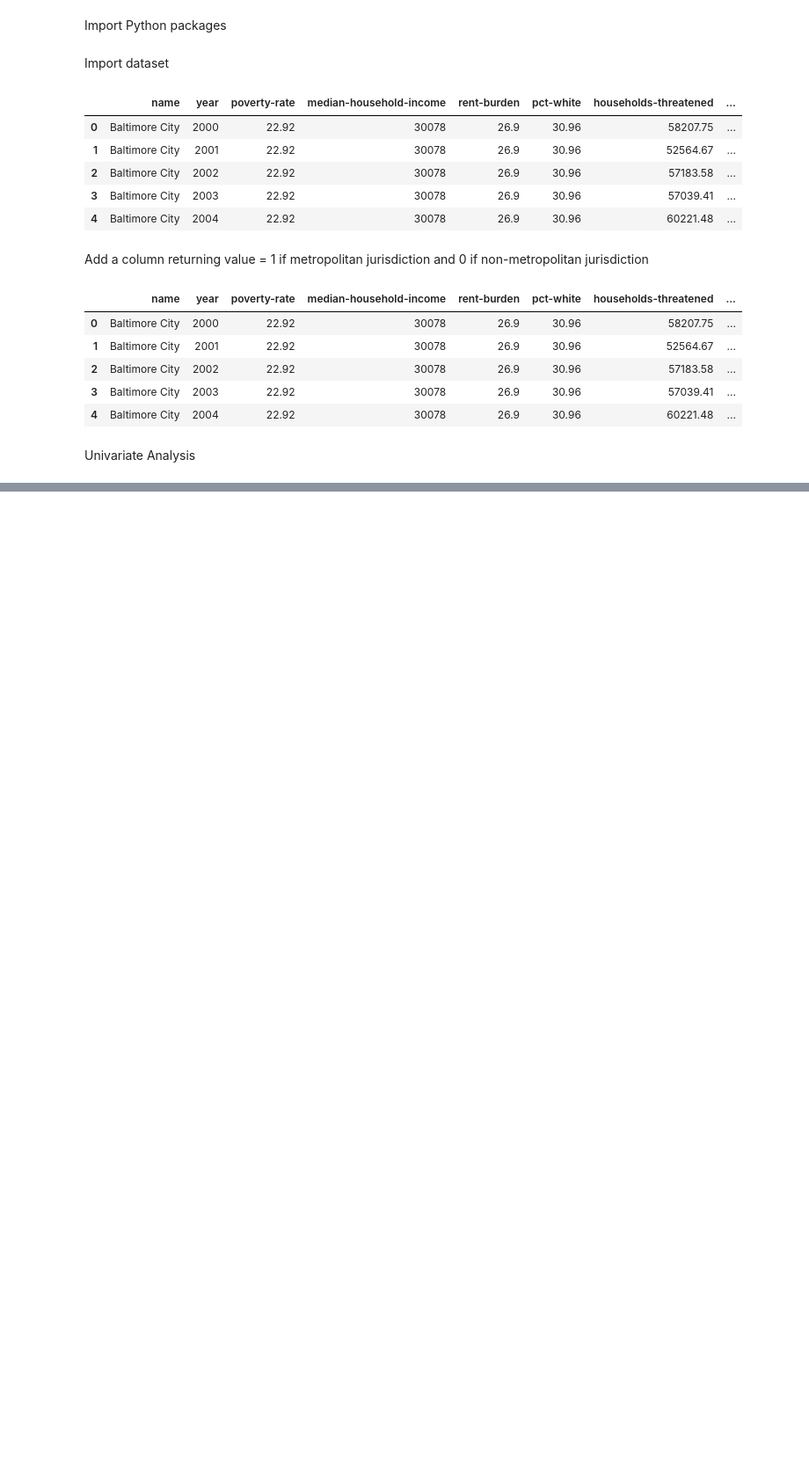
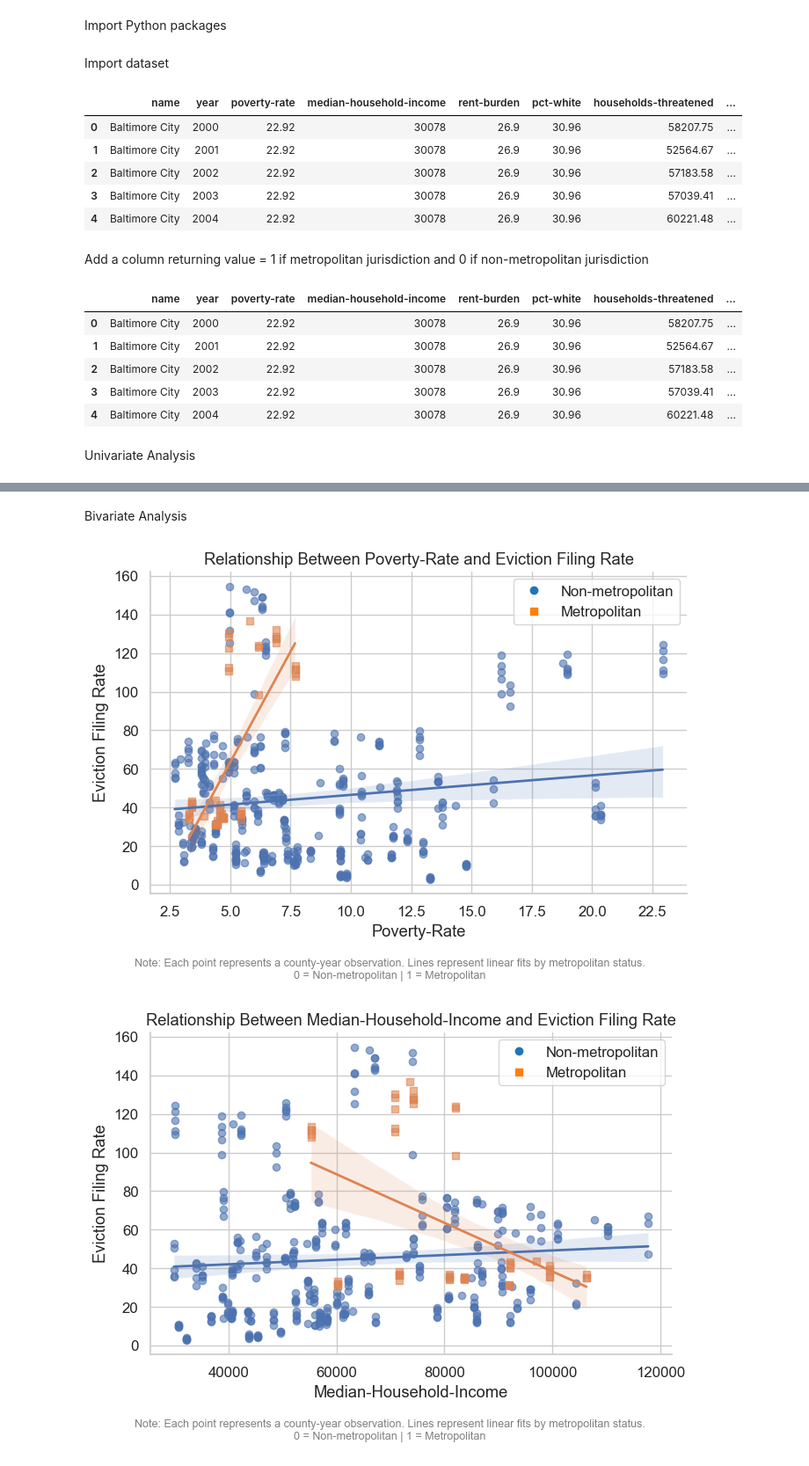
Before and after one commit to tnguye27/CCDS, a Jupyter notebook: notebooks/eda.ipynb, the cells around one changed output, grey strips where cells are left out. Shown at 88% size. Cells and saved outputs as stored; diff of their text form; code cells hidden in the pictures; blank space fills up the shorter version.

```diff
--- a/notebooks/eda.ipynb
+++ b/notebooks/eda.ipynb
@@ -76,0 +76,53 @@ for col in plot_cols:
+# %% [markdown]
+Bivariate Analysis
+# %%
+# bivariate plot cols: don't include eviction filing rate
+bi_plot_cols = df[['poverty-rate', 'median-household-income', 'rent-burden', 'pct-white', 'households-threatened', 'total-crime']]
+# %%
+# Set Seaborn style
+sns.set(style="whitegrid", font_scale=1.1)
+
+# Create scatter plots with regression lines for each independent variable
+for col in bi_plot_cols:
+    g = sns.lmplot(
+        x=col,
+        y="eviction-filing-rate",
+        hue="metropolitan",
+        data=df,
+        aspect=1.2,
+        height=5,
+        scatter_kws={"alpha": 0.6},
+        line_kws={"linewidth": 2},
+        markers=["o", "s"]
+    )
+
+    plt.xlabel(col.replace("_", " ").title())
+    plt.ylabel("Eviction Filing Rate")
+    plt.title(f"Relationship Between {col.replace('_', ' ').title()} and Eviction Filing Rate")
+    plt.suptitle("")  # Removes automatic Seaborn supertitle
+
+  # Remove default legend
+    g._legend.remove()
+
+    # Add custom legend
+    plt.legend(
+        handles=[
+            plt.Line2D([], [], marker='o', color='#1f77b4', linestyle='', label='Non-metropolitan'),
+            plt.Line2D([], [], marker='s', color='#ff7f0e', linestyle='', label='Metropolitan')
+        ],
+        title="Metropolitan Status",
+        loc="best"
+    )
+
+    plt.figtext(
+        0.5, -0.05,
+        "Note: Each point represents a county-year observation. Lines represent linear fits by metropolitan status.\n"
+        "0 = Non-metropolitan | 1 = Metropolitan",
+        ha="center", fontsize=9, color="gray"
+    )
+
+    plt.tight_layout()
+    plt.show()
+# %% [output]
+[figure, added]
+[figure, added]
```
Also changed, not shown: parts of 3 cells of this notebook.
